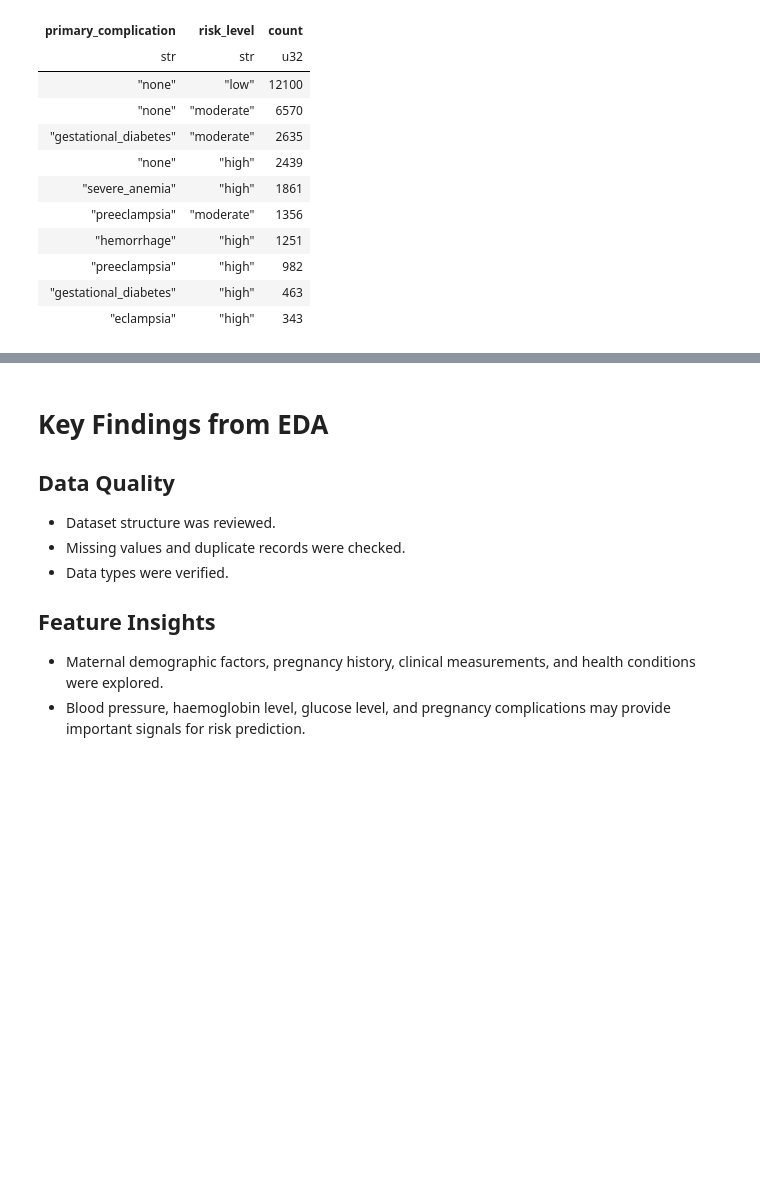
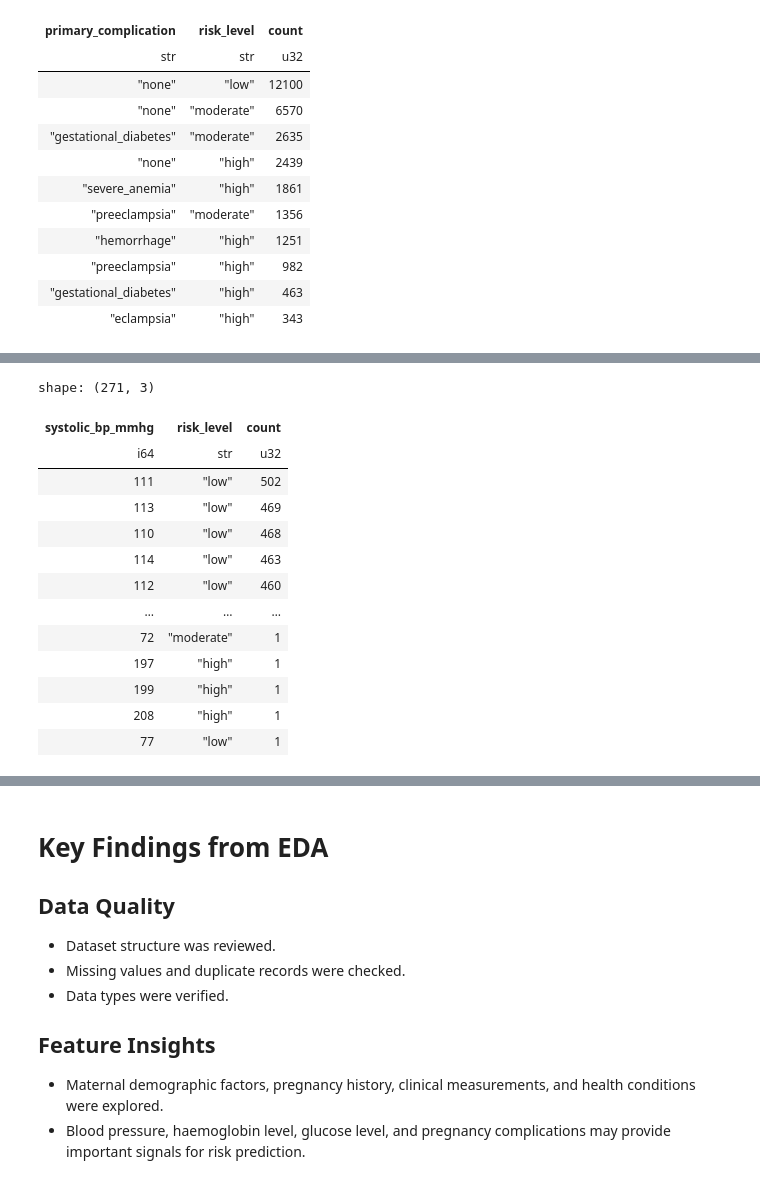
Before and after one commit to Elugbindin-Kehinde-Rashidat/Pregnancy-Journey-Partner-Project, a Jupyter notebook: notebooks/01_exploratory_data_analysis.ipynb, the cells around one changed output, grey strips where cells are left out. Cells and saved outputs as stored; diff of their text form; code cells hidden in the pictures; blank space fills up the shorter version.

```diff
--- a/notebooks/01_exploratory_data_analysis.ipynb
+++ b/notebooks/01_exploratory_data_analysis.ipynb
@@ -405,0 +546,32 @@ shape: (10, 3)
+# %%
+complication_risk = (
+    df
+    .group_by(
+        [
+            "systolic_bp_mmhg",
+            "risk_level"
+        ]
+    )
+    .agg(
+        pl.len()
+        .alias("count")
+    )
+    .sort("count", descending=True)
+)
+
+complication_risk
+# %% [output]
+shape: (271, 3)
+| systolic_bp_mmhg | risk_level | count |
+| i64 | str | u32 |
+| 111 | "low" | 502 |
+| 113 | "low" | 469 |
+| 110 | "low" | 468 |
+| 114 | "low" | 463 |
+| 112 | "low" | 460 |
+| … | … | … |
+| 72 | "moderate" | 1 |
+| 197 | "high" | 1 |
+| 199 | "high" | 1 |
+| 208 | "high" | 1 |
+| 77 | "low" | 1 |
```
Also changed, not shown: parts of 6 cells of this notebook.
